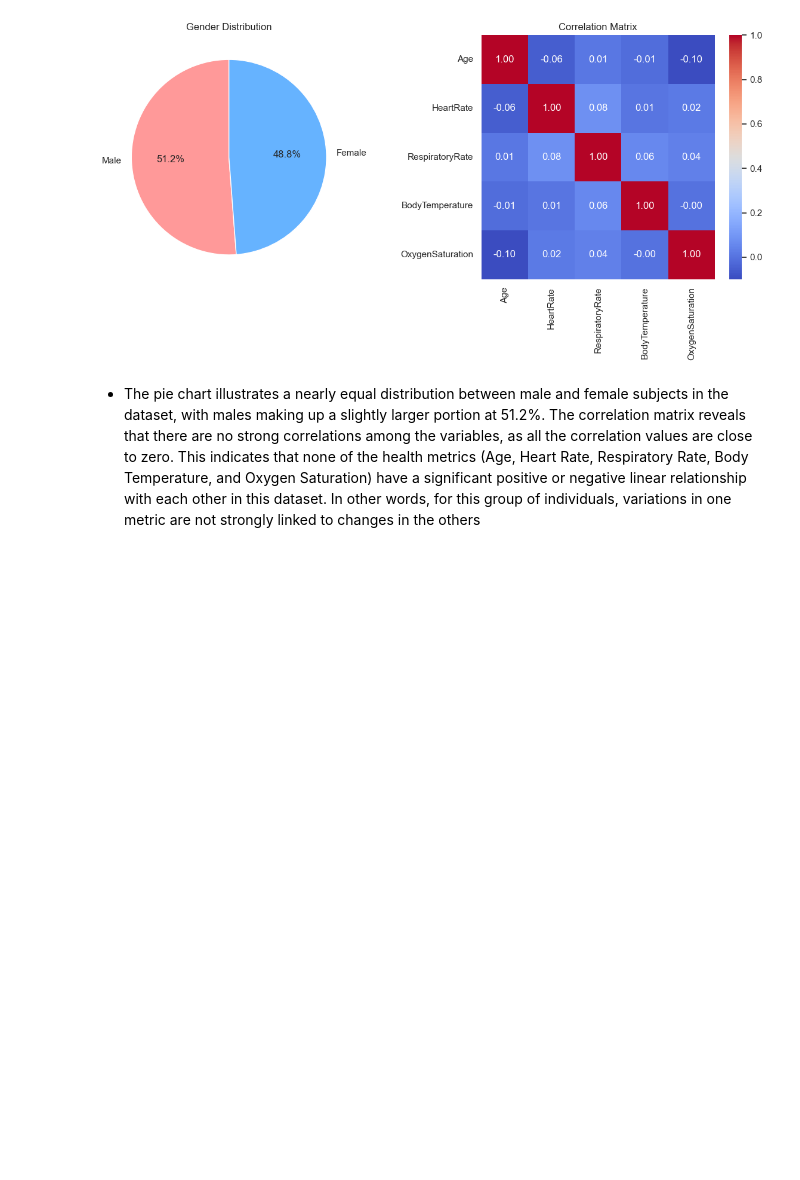
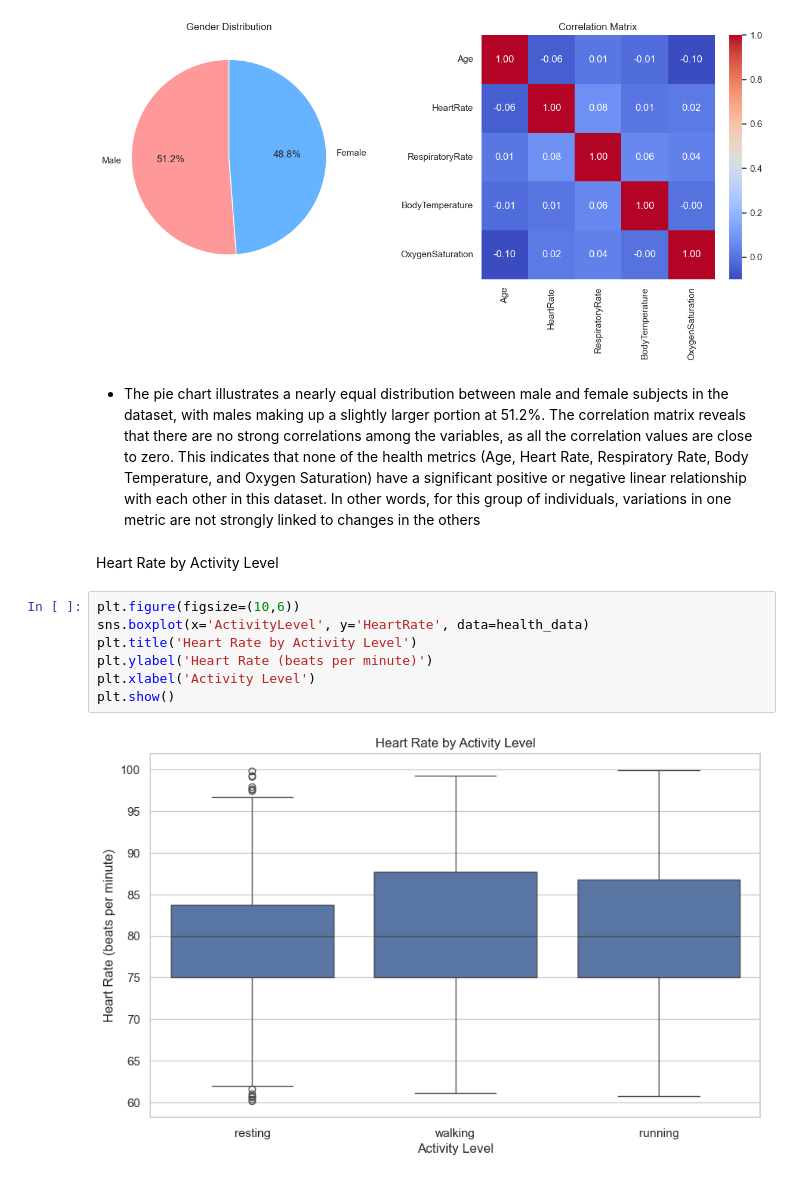
Before and after one commit to Manu-Abuya/Health-Monitoring-and-Analysis, a Jupyter notebook: notebook/health_monitoring_analysis.ipynb, the cells around one changed output. Cells and saved outputs as stored; diff of their text form; blank space fills up the shorter version.

Commit message:
Heart Rate by Activity Level

```diff
--- a/notebook/health_monitoring_analysis.ipynb
+++ b/notebook/health_monitoring_analysis.ipynb
@@ -188,3 +188,14 @@ plt.show()
 [figure]
 # %% [markdown]
 - The pie chart illustrates a nearly equal distribution between male and female subjects in the dataset, with males making up a slightly larger portion at 51.2%. The correlation matrix reveals that there are no strong correlations among the variables, as all the correlation values are close to zero. This indicates that none of the health metrics (Age, Heart Rate, Respiratory Rate, Body Temperature, and Oxygen Saturation) have a significant positive or negative linear relationship with each other in this dataset. In other words, for this group of individuals, variations in one metric are not strongly linked to changes in the others
+# %% [markdown]
+Heart Rate by Activity Level
+# %%
+plt.figure(figsize=(10,6))
+sns.boxplot(x='ActivityLevel', y='HeartRate', data=health_data)
+plt.title('Heart Rate by Activity Level')
+plt.ylabel('Heart Rate (beats per minute)')
+plt.xlabel('Activity Level')
+plt.show()
+# %% [output]
+[figure, added]
```
Also changed, not shown: parts of 2 cells of this notebook.
